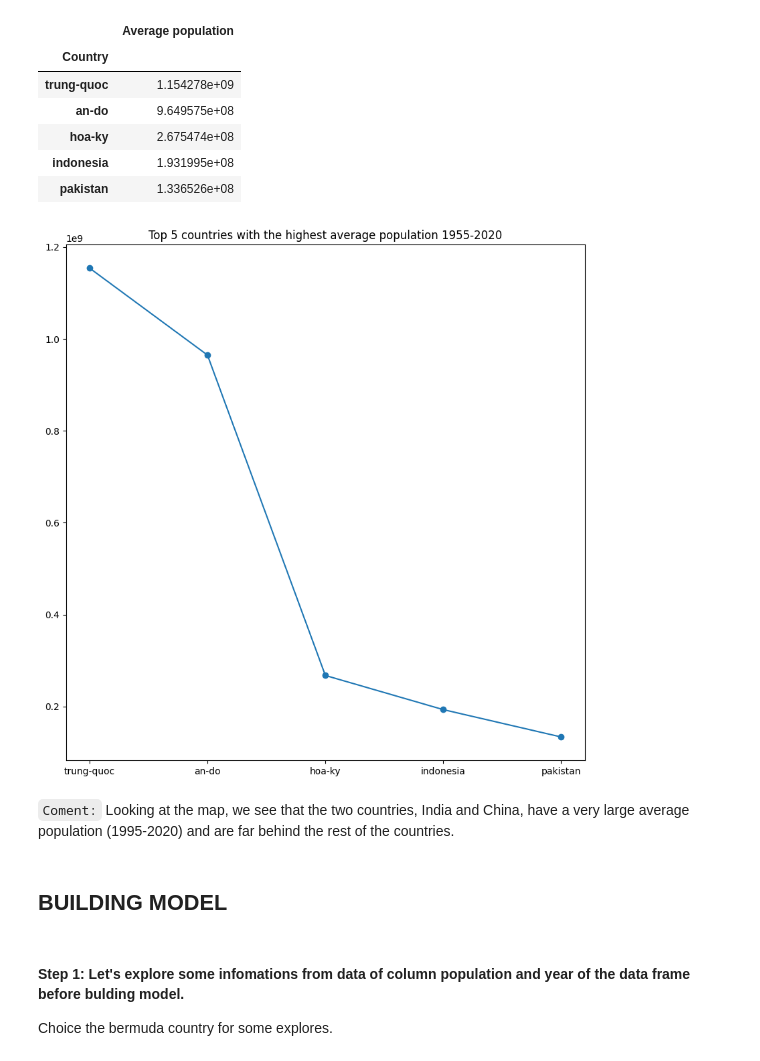
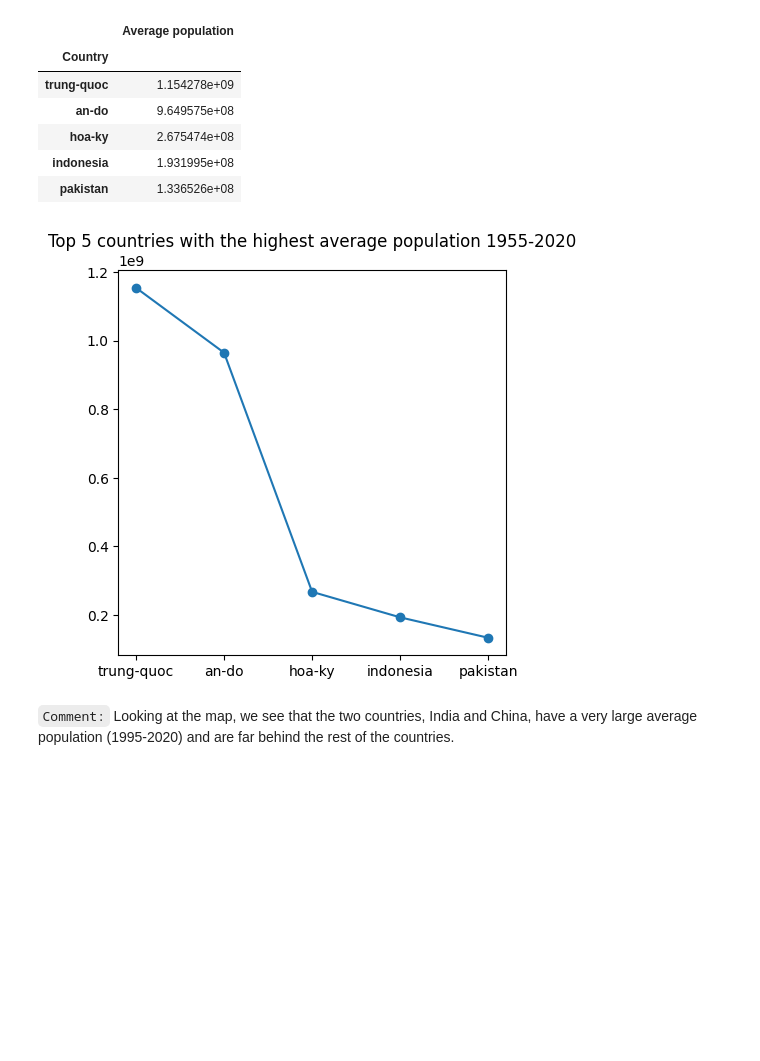
Before and after one commit to HoDangCao/Data-collection-and-population-analysis-of-Asia-and-North-America, a Jupyter notebook: DSProject - latest ver.ipynb, the cells around one changed output. Drawn from its saved outputs; the diff is of its cells as text; code cells hidden in the pictures; blank space fills up the shorter version.

Commit message:
update model, questions

```diff
--- a/DSProject - latest ver.ipynb
+++ b/DSProject - latest ver.ipynb
@@ -585,17 +585,11 @@ Ave_Population
 | indonesia | 1.931995e+08 |
 | pakistan | 1.336526e+08 |
 # %%
-plt.figure(figsize=(10,10))
+plt.figure(figsize=(5,5))
 plt.plot(Ave_Population,marker='o')
 plt.title('Top 5 countries with the highest average population 1955-2020')
 plt.show()
 # %% [output]
-[figure, old version]
+[figure, new version]
 # %% [markdown]
-`Coment:` Looking at the map, we see that the two countries, India and China, have a very large average population (1995-2020) and are far behind the rest of the countries.
+`Comment:` Looking at the map, we see that the two countries, India and China, have a very large average population (1995-2020) and are far behind the rest of the countries.
-# %% [markdown]
-## BUILDING MODEL
-# %% [markdown]
-#### Step 1: Let's explore some infomations from data of column population and year of the data frame before bulding model.
-
-Choice the bermuda country for some explores.
```
Also changed, not shown: parts of 51 cells of this notebook.
